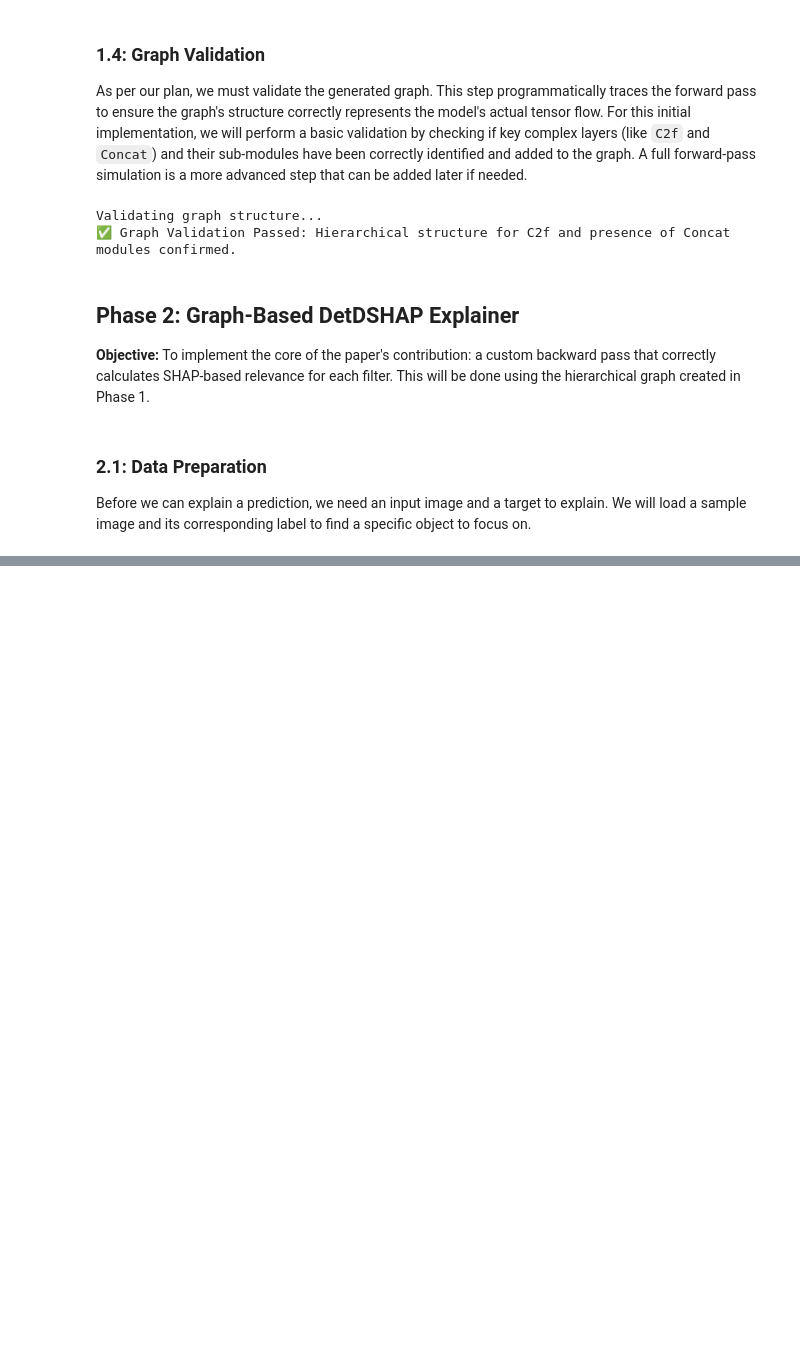
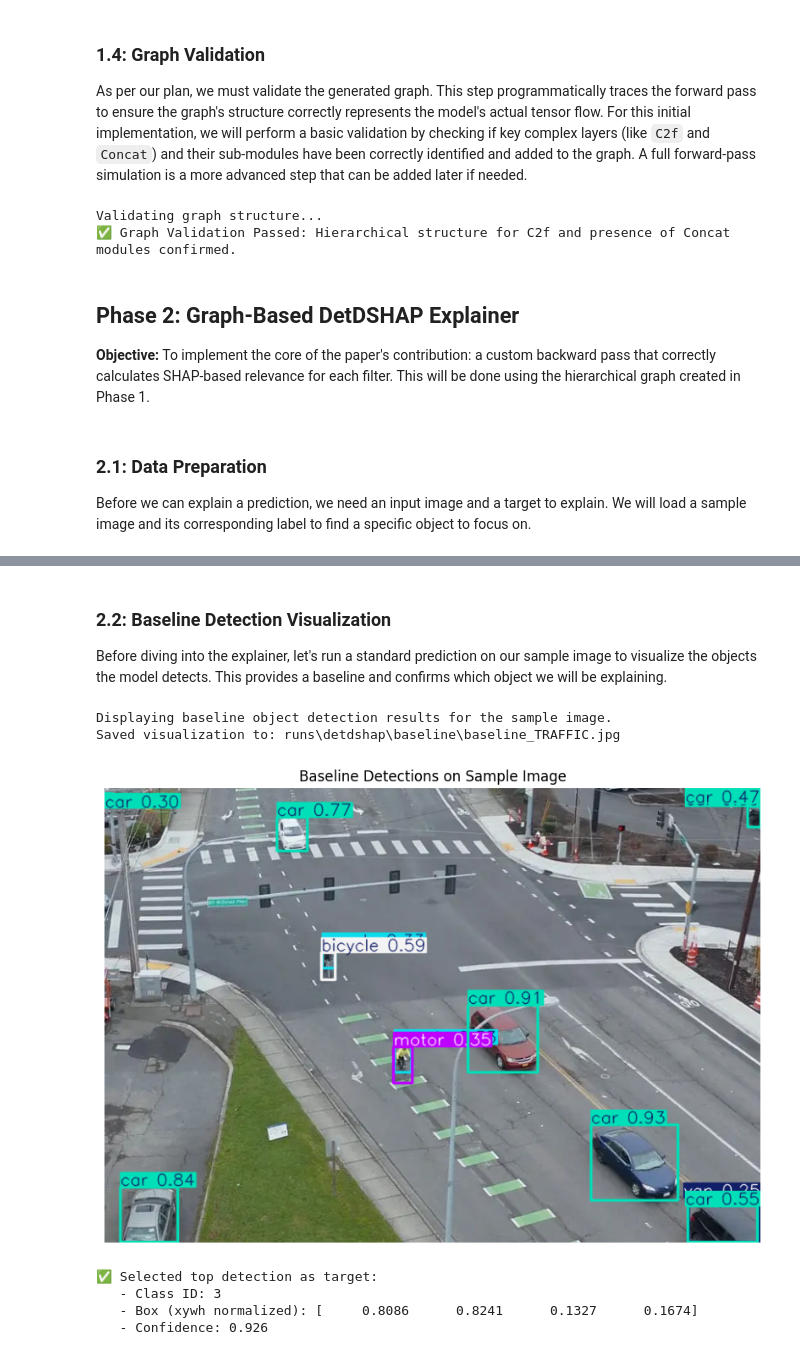
Before and after one commit to HakshayReddyKana/Capstone, a Jupyter notebook: DetDSHAP_Pruning.ipynb, the cells around one changed output, grey strips where cells are left out. Cells and saved outputs as stored; diff of their text form; code cells hidden in the pictures; blank space fills up the shorter version.

Commit message:
[DetDSHAP] Phase 2 visualization: Baseline detection + occlusion heatmap on TRAFFIC.jpeg

```diff
--- a/DetDSHAP_Pruning.ipynb
+++ b/DetDSHAP_Pruning.ipynb
@@ -238,19 +201,0 @@ Here, we load the pre-trained YOLOv8 model and the validation dataset. The SHAP
-# %%
-# Load the trained YOLOv8 model
-# Note: The paper uses YOLOv5, but we are adapting to YOLOv8.
-# The path should point to the weights of your trained model.
-model_path = 'c:/Users/haksh/Documents/CALSS MATERIALS/SEM7/Capstone/Object-Detection/Yolo-V8/weights/best.pt'
-model = YOLO(model_path)
-model.to(device) # Move model to the selected device (GPU or CPU)
-
-# Load the dataset configuration
-data_config_path = 'c:/Users/haksh/Documents/CALSS MATERIALS/SEM7/Capstone/Object-Detection/Yolo-V8/args.yaml'
-with open(data_config_path, 'r') as f:
-    data_config = yaml.safe_load(f)
-
-# Get the validation data path
-val_data_path = Path(data_config['val'])
-val_images = list(val_data_path.glob('*.jpg'))
-
-print(f"Model loaded from: {model_path}")
-print(f"Found {len(val_images)} validation images.")
@@ -837,0 +231,59 @@ To move this from a simulation to a full implementation, the next steps would be
+# %% [markdown]
+### 2.2: Baseline Detection Visualization
+
+Before diving into the explainer, let's run a standard prediction on our sample image to visualize the objects the model detects. This provides a baseline and confirms which object we will be explaining.
+# %%
+import matplotlib.pyplot as plt
+from pathlib import Path
+import os
+import numpy as np
+
+# --- Run Prediction ---
+results = model.predict(source=image_path, save=False, verbose=False)
+
+# --- Visualize Results ---
+res_plotted = results[0].plot()
+
+# Ensure output dir exists and save visualization
+out_dir = Path("runs/detdshap/baseline")
+out_dir.mkdir(parents=True, exist_ok=True)
+out_path = out_dir / f"baseline_{Path(image_path).stem}.jpg"
+cv2.imwrite(str(out_path), res_plotted)
+
+print("Displaying baseline object detection results for the sample image.")
+print(f"Saved visualization to: {out_path}")
+
+# Display the image with detections
+plt.figure(figsize=(10, 10))
+plt.imshow(cv2.cvtColor(res_plotted, cv2.COLOR_BGR2RGB))
+plt.title("Baseline Detections on Sample Image")
+plt.axis('off')
+plt.show()
+
+# --- Select target from detections (no GT labels) ---
+if results[0].boxes is None or len(results[0].boxes) == 0:
+    print("\n⚠️ No detections found by the model on this image.")
+    target_detection_box = None
+    target_class = None
+else:
+    boxes_xywhn = results[0].boxes.xywhn.cpu().numpy()
+    classes = results[0].boxes.cls.cpu().numpy().astype(int)
+    confs = results[0].boxes.conf.cpu().numpy()
+
+    top_idx = int(np.argmax(confs))
+    target_detection_box = boxes_xywhn[top_idx]
+    target_class = classes[top_idx]
+    target_conf = confs[top_idx]
+
+    print(f"\n✅ Selected top detection as target:")
+    print(f"   - Class ID: {target_class}")
+    print(f"   - Box (xywh normalized): {np.round(target_detection_box, 4)}")
+    print(f"   - Confidence: {target_conf:.3f}")
+# %% [output]
+Displaying baseline object detection results for the sample image.
+Saved visualization to: runs\detdshap\baseline\baseline_TRAFFIC.jpg
+[figure, added]
+✅ Selected top detection as target:
+   - Class ID: 3
+   - Box (xywh normalized): [     0.8086      0.8241      0.1327      0.1674]
+   - Confidence: 0.926
```
Also changed, not shown: parts of 13 cells of this notebook, 5 other files.
